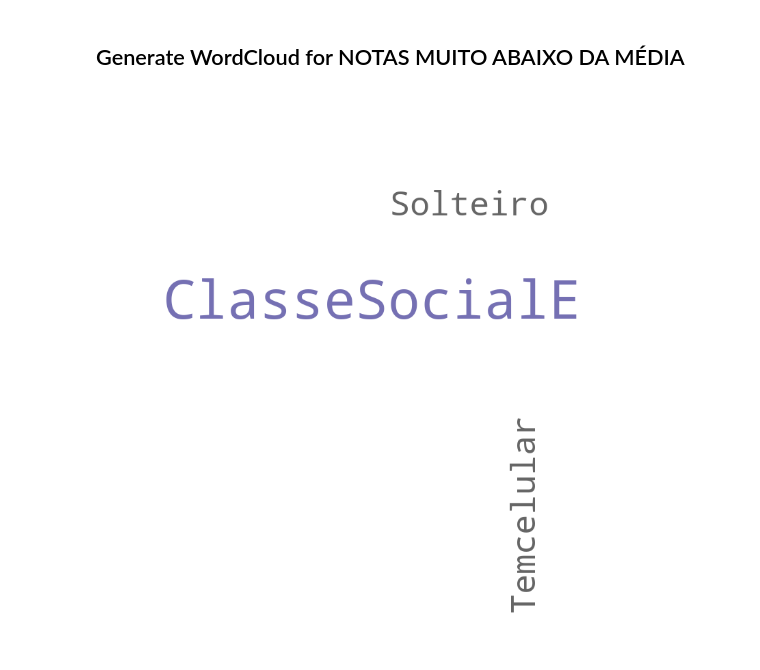
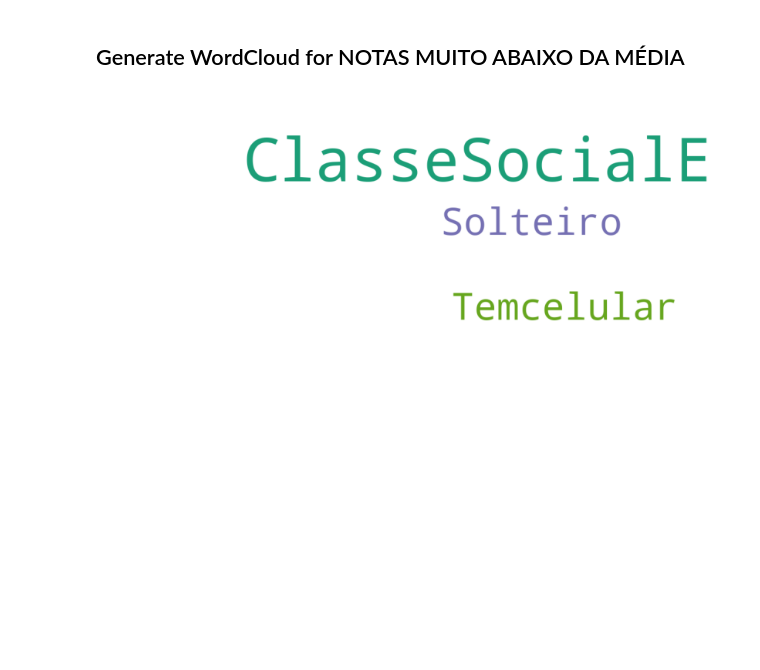
Before and after one commit to kazuhirodk/enem-data-mining, a Jupyter notebook: analysis/general-analysis.ipynb, the cells around one changed output. Drawn from its saved outputs; the diff is of its cells as text; code cells hidden in the pictures; blank space fills up the shorter version.

Commit message:
fix: fix typos and generate wordcloud

```diff
--- a/analysis/general-analysis.ipynb
+++ b/analysis/general-analysis.ipynb
@@ -257,16 +257,16 @@ words2 = words2.replace(" ", "").replace("[", "").replace("]", " ").replace("Nã
 # %%
 from wordcloud import WordCloud
 import matplotlib.pyplot as plt
 
-wordcloud = WordCloud(width = 800, height = 800,
+wordcloud = WordCloud(width = 1200, height = 500,
                 background_color ='white', colormap="Dark2",
                 min_font_size = 10, collocations=False).generate(words2)
 
 ax = plt.figure(figsize = (8, 8), facecolor = None)
 plt.imshow(wordcloud)
 plt.axis("off")
 plt.tight_layout(pad = 0)
 
 figure = ax.get_figure()
 # %% [output]
-[figure, old version]
+[figure, new version]
```
Also changed, not shown: parts of 2 cells of this notebook.
